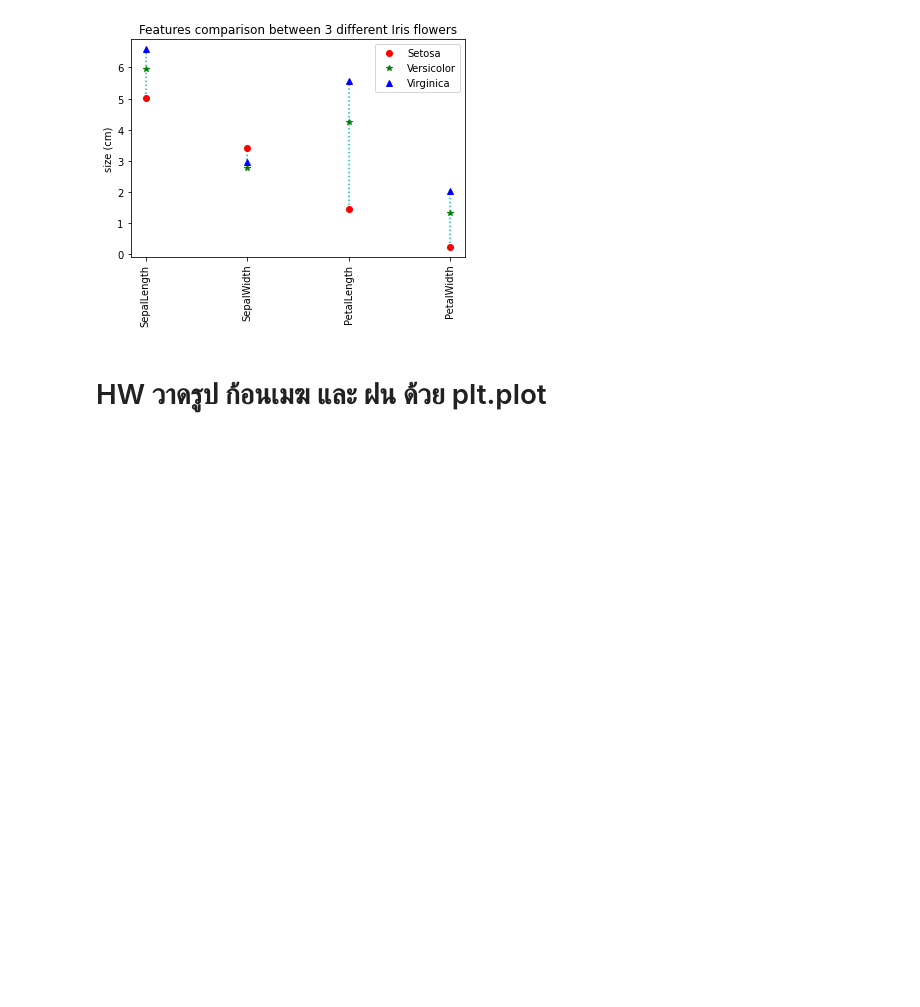
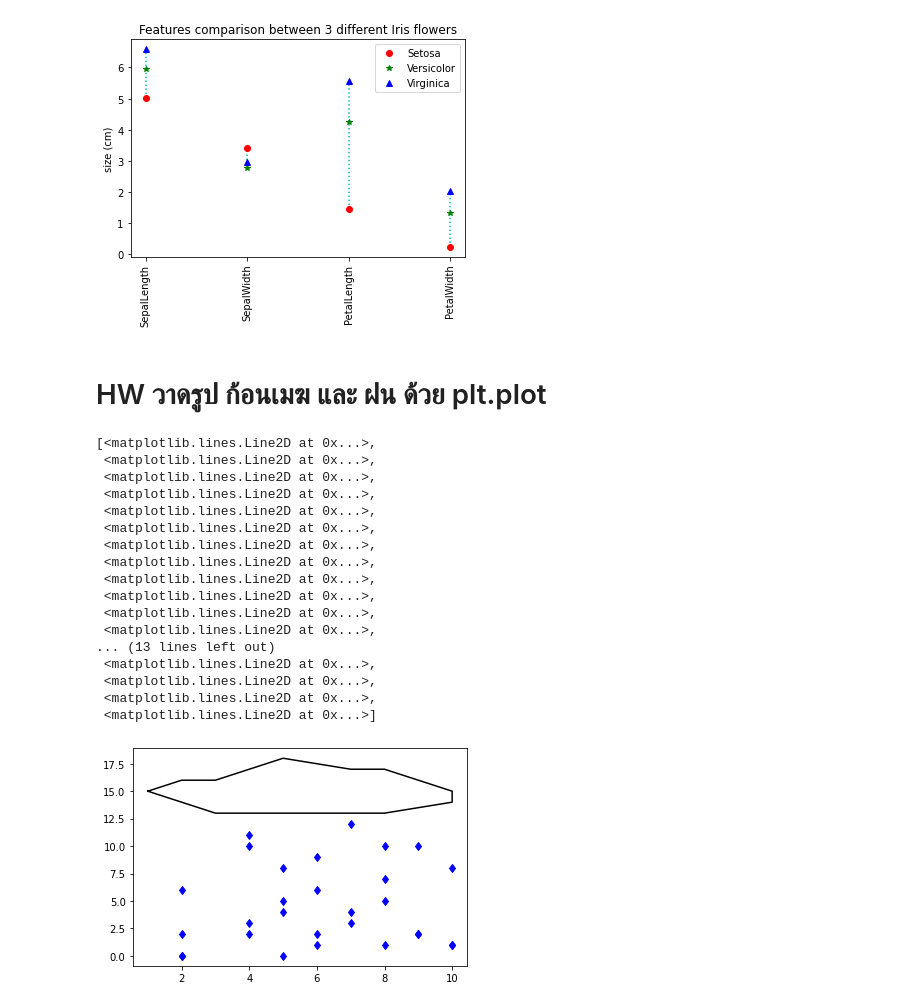
Before and after one commit to Khamsaen2489/data_viz_2022, a Jupyter notebook: DataViz04_Data_Comparison.ipynb, the cells around one changed output. Saved outputs shown, nothing was run; the diff lists cells and outputs as text; code cells hidden in the pictures; blank space fills up the shorter version.

```diff
--- a/DataViz04_Data_Comparison.ipynb
+++ b/DataViz04_Data_Comparison.ipynb
@@ -157,3 +157,29 @@ plt.ylabel('size (cm)');
 [figure]
 # %% [markdown]
 # HW วาดรูป ก้อนเมฆ และ ฝน ด้วย plt.plot
+# %%
+# เมฆ
+plt.plot([1,2,3,8,10,10,9,8,7,5,4,3,2,1],[15,14,13,13,14,15,16,17,17,18,17,16,16,15],'k-')
+#ฝน
+rainingx = [2,4,6,8,5,7,9,10]
+rainingy = [2,2,1,10,8,4,2,1,0,11,9,7,5,12,10,8,6,10,6,5,4,3,2,1,0,3,2,1,0]
+plt.plot([rainingx],[rainingy],'bd')
+# %% [output]
+[<matplotlib.lines.Line2D at 0x...>,
+ <matplotlib.lines.Line2D at 0x...>,
+ <matplotlib.lines.Line2D at 0x...>,
+ <matplotlib.lines.Line2D at 0x...>,
+ <matplotlib.lines.Line2D at 0x...>,
+ <matplotlib.lines.Line2D at 0x...>,
+ <matplotlib.lines.Line2D at 0x...>,
+ <matplotlib.lines.Line2D at 0x...>,
+ <matplotlib.lines.Line2D at 0x...>,
+ <matplotlib.lines.Line2D at 0x...>,
+ <matplotlib.lines.Line2D at 0x...>,
+ <matplotlib.lines.Line2D at 0x...>,
+... (13 lines left out)
+ <matplotlib.lines.Line2D at 0x...>,
+ <matplotlib.lines.Line2D at 0x...>,
+ <matplotlib.lines.Line2D at 0x...>,
+ <matplotlib.lines.Line2D at 0x...>]
+[figure, added]
```
